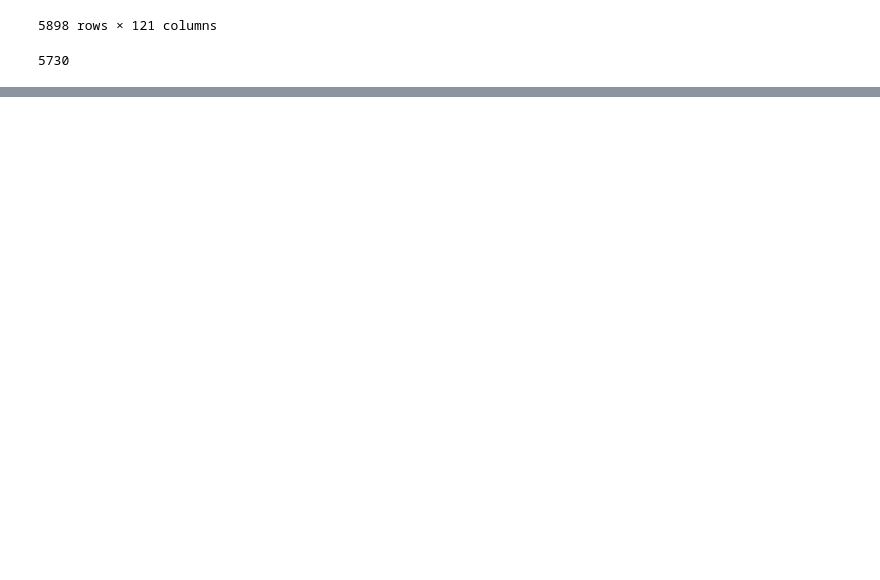
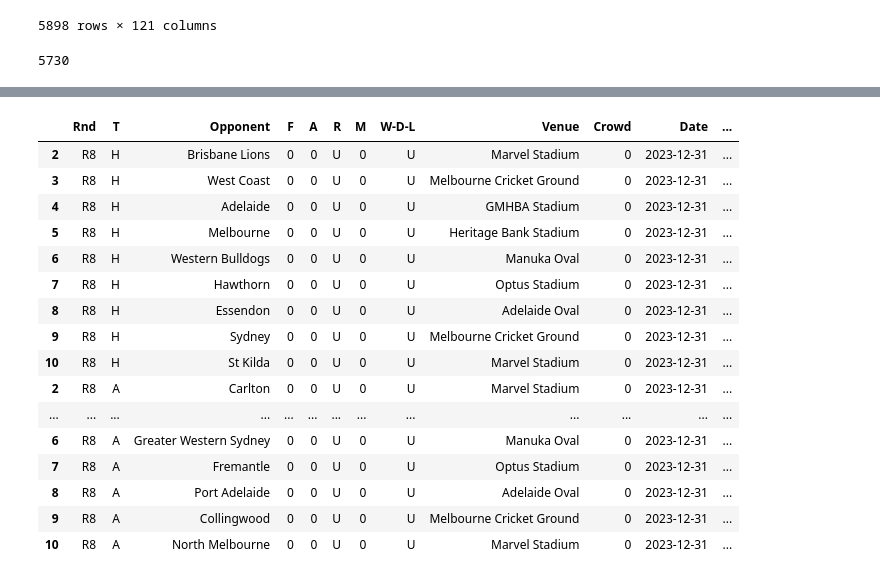
Before and after one commit to S1GR/mlflow_afl, a Jupyter notebook: notebooks/mlflow_train_new.ipynb, the cells around one changed output, grey strips where cells are left out. Drawn from its saved outputs; the diff is of its cells as text; code cells hidden in the pictures; blank space fills up the shorter version.

```diff
--- a/notebooks/mlflow_train_new.ipynb
+++ b/notebooks/mlflow_train_new.ipynb
@@ -592,0 +662,2 @@ len(df)
+# %%
+x = round_adder(8)
@@ -592,0 +699,20 @@ len(df)
+# %%
+x
+# %% [output]
+|  | Rnd | T | Opponent | F | A | R | M | W-D-L | Venue | Crowd | Date | ... |
+| 2 | R8 | H | Brisbane Lions | 0 | 0 | U | 0 | U | Marvel Stadium | 0 | 2023-12-31 | ... |
+| 3 | R8 | H | West Coast | 0 | 0 | U | 0 | U | Melbourne Cricket Ground | 0 | 2023-12-31 | ... |
+| 4 | R8 | H | Adelaide | 0 | 0 | U | 0 | U | GMHBA Stadium | 0 | 2023-12-31 | ... |
+| 5 | R8 | H | Melbourne | 0 | 0 | U | 0 | U | Heritage Bank Stadium | 0 | 2023-12-31 | ... |
+| 6 | R8 | H | Western Bulldogs | 0 | 0 | U | 0 | U | Manuka Oval | 0 | 2023-12-31 | ... |
+| 7 | R8 | H | Hawthorn | 0 | 0 | U | 0 | U | Optus Stadium | 0 | 2023-12-31 | ... |
+| 8 | R8 | H | Essendon | 0 | 0 | U | 0 | U | Adelaide Oval | 0 | 2023-12-31 | ... |
+| 9 | R8 | H | Sydney | 0 | 0 | U | 0 | U | Melbourne Cricket Ground | 0 | 2023-12-31 | ... |
+| 10 | R8 | H | St Kilda | 0 | 0 | U | 0 | U | Marvel Stadium | 0 | 2023-12-31 | ... |
+| 2 | R8 | A | Carlton | 0 | 0 | U | 0 | U | Marvel Stadium | 0 | 2023-12-31 | ... |
+| ... | ... | ... | ... | ... | ... | ... | ... | ... | ... | ... | ... | ... |
+| 6 | R8 | A | Greater Western Sydney | 0 | 0 | U | 0 | U | Manuka Oval | 0 | 2023-12-31 | ... |
+| 7 | R8 | A | Fremantle | 0 | 0 | U | 0 | U | Optus Stadium | 0 | 2023-12-31 | ... |
+| 8 | R8 | A | Port Adelaide | 0 | 0 | U | 0 | U | Adelaide Oval | 0 | 2023-12-31 | ... |
+| 9 | R8 | A | Collingwood | 0 | 0 | U | 0 | U | Melbourne Cricket Ground | 0 | 2023-12-31 | ... |
+| 10 | R8 | A | North Melbourne | 0 | 0 | U | 0 | U | Marvel Stadium | 0 | 2023-12-31 | ... |
```
Also changed, not shown: parts of 13 cells of this notebook, 17 other files.
